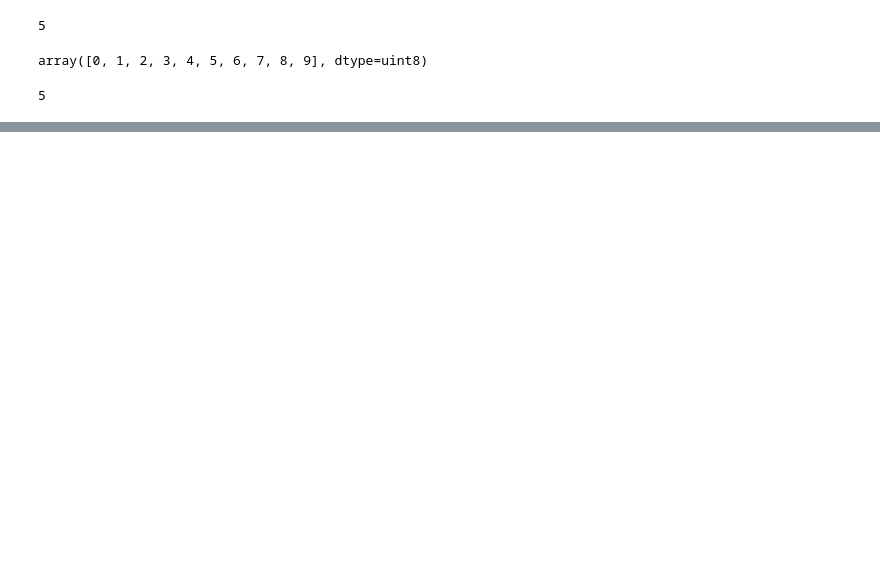
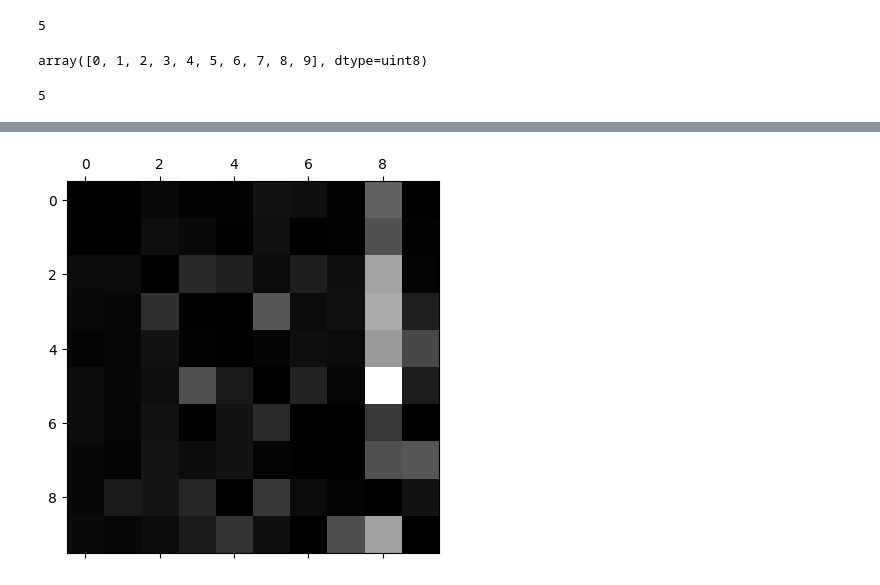
Before and after one commit to Sakshamroy/Hands_on_Ml, a Jupyter notebook: MINST.ipynb, the cells around one changed output, grey strips where cells are left out. Drawn from its saved outputs; the diff is of its cells as text; code cells hidden in the pictures; blank space fills up the shorter version.

```diff
--- a/MINST.ipynb
+++ b/MINST.ipynb
@@ -358,0 +422,13 @@ ovr_clf.fit(X_train, y_train)
+# %%
+row_sums = conf_mx.sum(axis=1, keepdims = True)
+norm_conf_mx = conf_mx / row_sums
+#fill diagonal with zeros so that error could visible properly
+np.fill_diagonal(norm_conf_mx, 0)
+plt.matshow(norm_conf_mx, cmap=plt.cm.gray)
+plt.show()
+#here baiscally getting percentage of erors
+#rows- actual class
+#columns - predicted class
+#column 8 show that many images are miss classified as 8 but row 8 looks good
+# %% [output]
+[figure, added]
```
Also changed, not shown: parts of 13 cells of this notebook.
